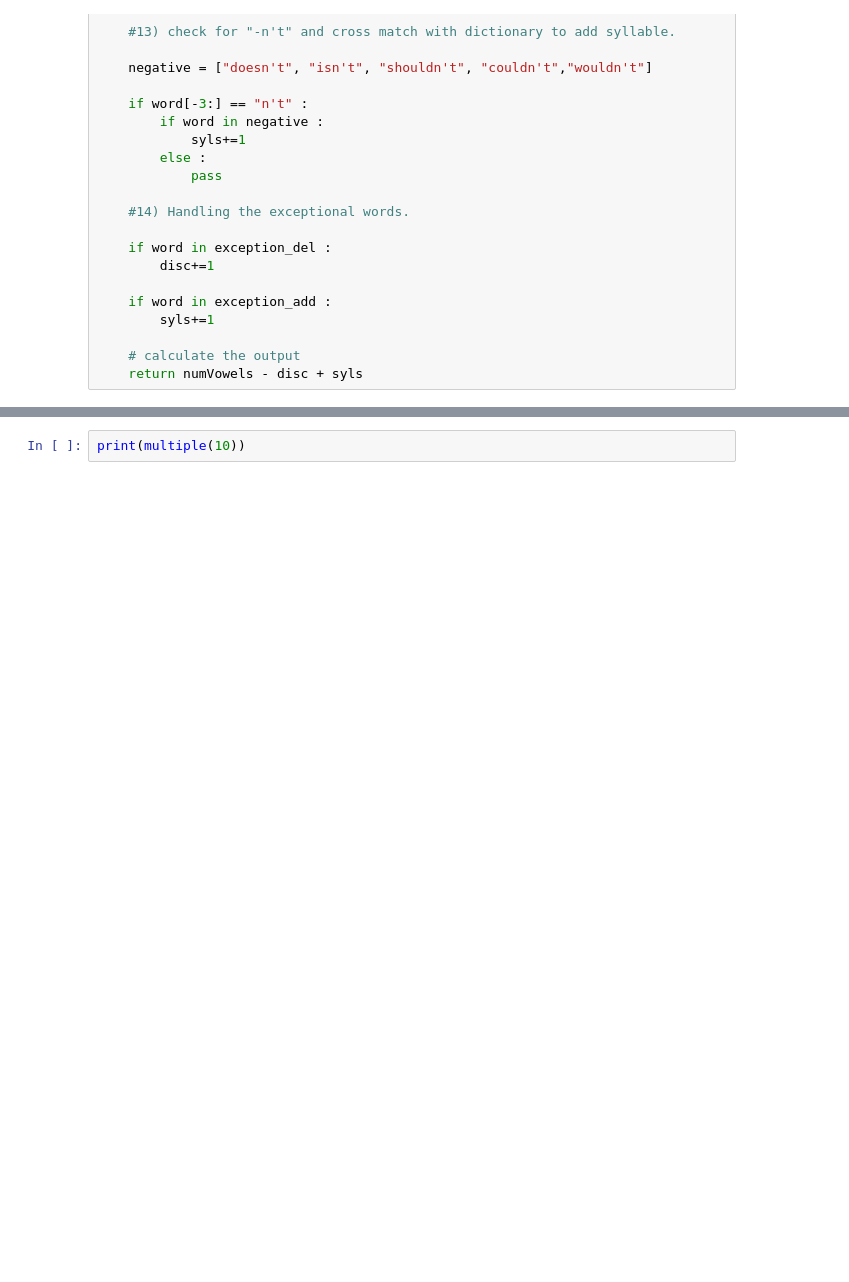
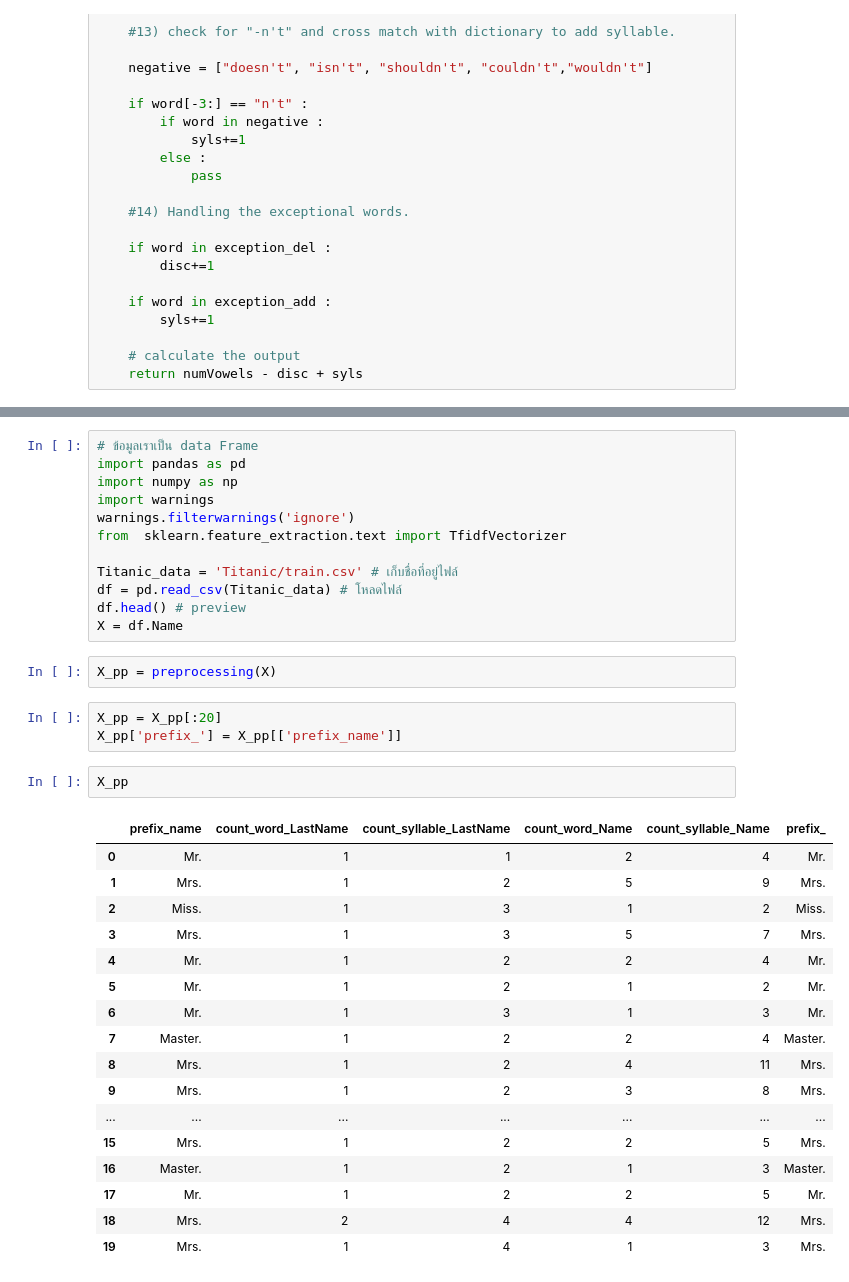
Before and after one commit to chaiwat47/CP3-Chaiwat-Klaewwigkij, a Jupyter notebook: My_Project/Road_to_data_sci/TitanicName_Predict/Lab.ipynb, the cells around one changed output, grey strips where cells are left out. Cells and saved outputs as stored; diff of their text form; blank space fills up the shorter version.

```diff
--- a/My_Project/Road_to_data_sci/TitanicName_Predict/Lab.ipynb
+++ b/My_Project/Road_to_data_sci/TitanicName_Predict/Lab.ipynb
@@ -315,2 +375,37 @@ multiple(10)
-# %%
-print(multiple(10))
+# %%
+# ข้อมูลเราเป็น data Frame
+import pandas as pd
+import numpy as np
+import warnings
+warnings.filterwarnings('ignore')
+from  sklearn.feature_extraction.text import TfidfVectorizer
+
+Titanic_data = 'Titanic/train.csv' # เก็บชื่อที่อยู่ไฟล์
+df = pd.read_csv(Titanic_data) # โหลดไฟล์
+df.head() # preview
+X = df.Name
+# %%
+X_pp = preprocessing(X)
+# %%
+X_pp = X_pp[:20]
+X_pp['prefix_'] = X_pp[['prefix_name']]
+# %%
+X_pp
+# %% [output]
+|  | prefix_name | count_word_LastName | count_syllable_LastName | count_word_Name | count_syllable_Name | prefix_ |
+| 0 | Mr. | 1 | 1 | 2 | 4 | Mr. |
+| 1 | Mrs. | 1 | 2 | 5 | 9 | Mrs. |
+| 2 | Miss. | 1 | 3 | 1 | 2 | Miss. |
+| 3 | Mrs. | 1 | 3 | 5 | 7 | Mrs. |
+| 4 | Mr. | 1 | 2 | 2 | 4 | Mr. |
+| 5 | Mr. | 1 | 2 | 1 | 2 | Mr. |
+| 6 | Mr. | 1 | 3 | 1 | 3 | Mr. |
+| 7 | Master. | 1 | 2 | 2 | 4 | Master. |
+| 8 | Mrs. | 1 | 2 | 4 | 11 | Mrs. |
+| 9 | Mrs. | 1 | 2 | 3 | 8 | Mrs. |
+| ... | ... | ... | ... | ... | ... | ... |
+| 15 | Mrs. | 1 | 2 | 2 | 5 | Mrs. |
+| 16 | Master. | 1 | 2 | 1 | 3 | Master. |
+| 17 | Mr. | 1 | 2 | 2 | 5 | Mr. |
+| 18 | Mrs. | 2 | 4 | 4 | 12 | Mrs. |
+| 19 | Mrs. | 1 | 4 | 1 | 3 | Mrs. |
```
Also changed, not shown: parts of 22 cells of this notebook, 2 other files.
